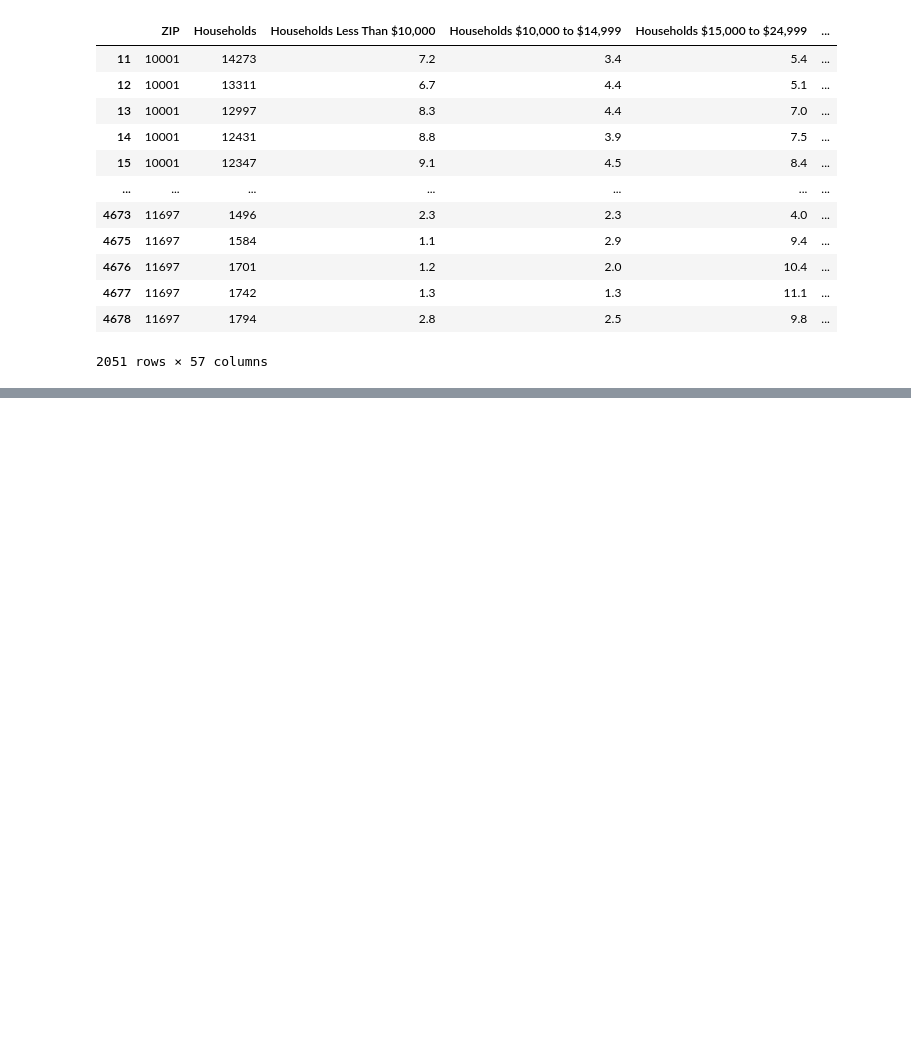
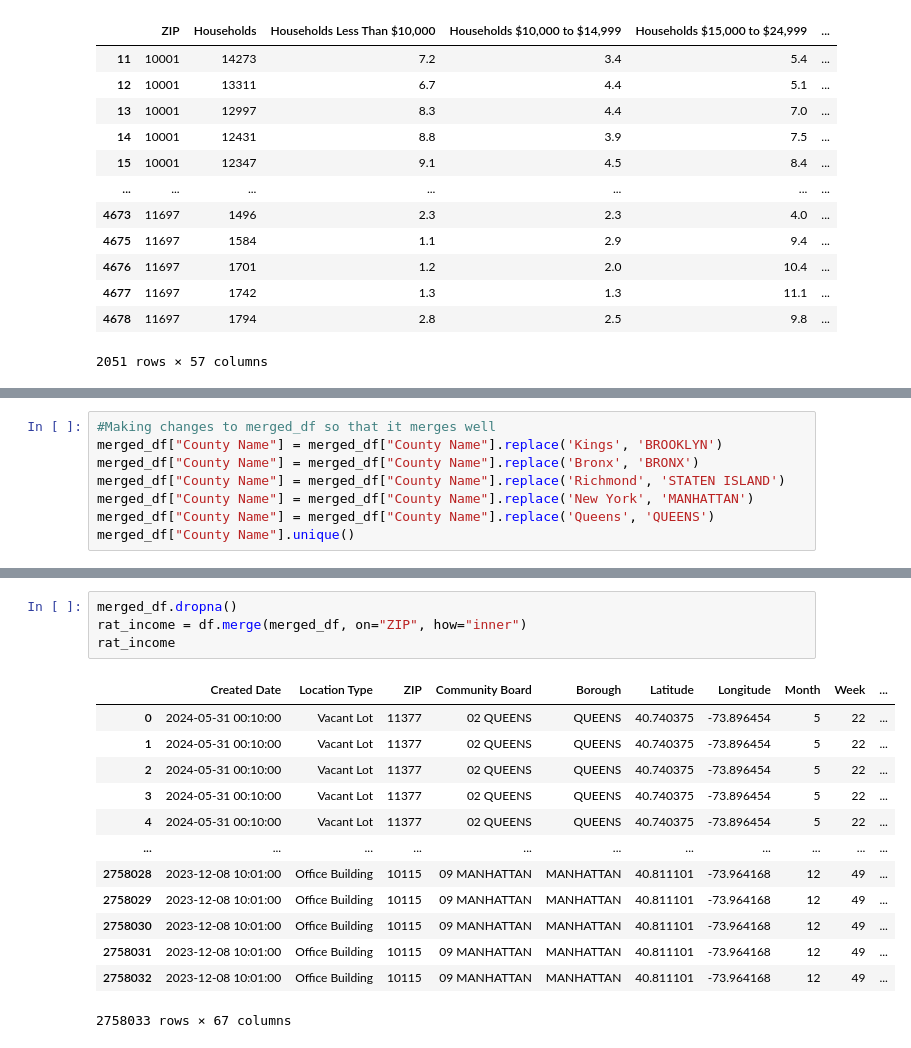
Before and after one commit to trishaa4144/cmsc320-final, a Jupyter notebook: income_data_cleaning.ipynb, the cells around one changed output, grey strips where cells are left out. Cells and saved outputs as stored; diff of their text form; blank space fills up the shorter version.

Commit message:
income.ipynb merging rat and income + chi-sqaured test

```diff
--- a/income_data_cleaning.ipynb
+++ b/income_data_cleaning.ipynb
@@ -187,0 +243,8 @@ plt.show()
+# %%
+#Making changes to merged_df so that it merges well
+merged_df["County Name"] = merged_df["County Name"].replace('Kings', 'BROOKLYN')
+merged_df["County Name"] = merged_df["County Name"].replace('Bronx', 'BRONX')
+merged_df["County Name"] = merged_df["County Name"].replace('Richmond', 'STATEN ISLAND')
+merged_df["County Name"] = merged_df["County Name"].replace('New York', 'MANHATTAN')
+merged_df["County Name"] = merged_df["County Name"].replace('Queens', 'QUEENS')
+merged_df["County Name"].unique()
@@ -187,0 +291,18 @@ plt.show()
+# %%
+merged_df.dropna()
+rat_income = df.merge(merged_df, on="ZIP", how="inner")
+rat_income
+# %% [output]
+|  | Created Date | Location Type | ZIP | Community Board | Borough | Latitude | Longitude | Month | Week | ... |
+| 0 | 2024-05-31 00:10:00 | Vacant Lot | 11377 | 02 QUEENS | QUEENS | 40.740375 | -73.896454 | 5 | 22 | ... |
+| 1 | 2024-05-31 00:10:00 | Vacant Lot | 11377 | 02 QUEENS | QUEENS | 40.740375 | -73.896454 | 5 | 22 | ... |
+| 2 | 2024-05-31 00:10:00 | Vacant Lot | 11377 | 02 QUEENS | QUEENS | 40.740375 | -73.896454 | 5 | 22 | ... |
+| 3 | 2024-05-31 00:10:00 | Vacant Lot | 11377 | 02 QUEENS | QUEENS | 40.740375 | -73.896454 | 5 | 22 | ... |
+| 4 | 2024-05-31 00:10:00 | Vacant Lot | 11377 | 02 QUEENS | QUEENS | 40.740375 | -73.896454 | 5 | 22 | ... |
+| ... | ... | ... | ... | ... | ... | ... | ... | ... | ... | ... |
+| 2758028 | 2023-12-08 10:01:00 | Office Building | 10115 | 09 MANHATTAN | MANHATTAN | 40.811101 | -73.964168 | 12 | 49 | ... |
+| 2758029 | 2023-12-08 10:01:00 | Office Building | 10115 | 09 MANHATTAN | MANHATTAN | 40.811101 | -73.964168 | 12 | 49 | ... |
+| 2758030 | 2023-12-08 10:01:00 | Office Building | 10115 | 09 MANHATTAN | MANHATTAN | 40.811101 | -73.964168 | 12 | 49 | ... |
+| 2758031 | 2023-12-08 10:01:00 | Office Building | 10115 | 09 MANHATTAN | MANHATTAN | 40.811101 | -73.964168 | 12 | 49 | ... |
+| 2758032 | 2023-12-08 10:01:00 | Office Building | 10115 | 09 MANHATTAN | MANHATTAN | 40.811101 | -73.964168 | 12 | 49 | ... |
+2758033 rows × 67 columns
```
Also changed, not shown: parts of 11 cells of this notebook.
